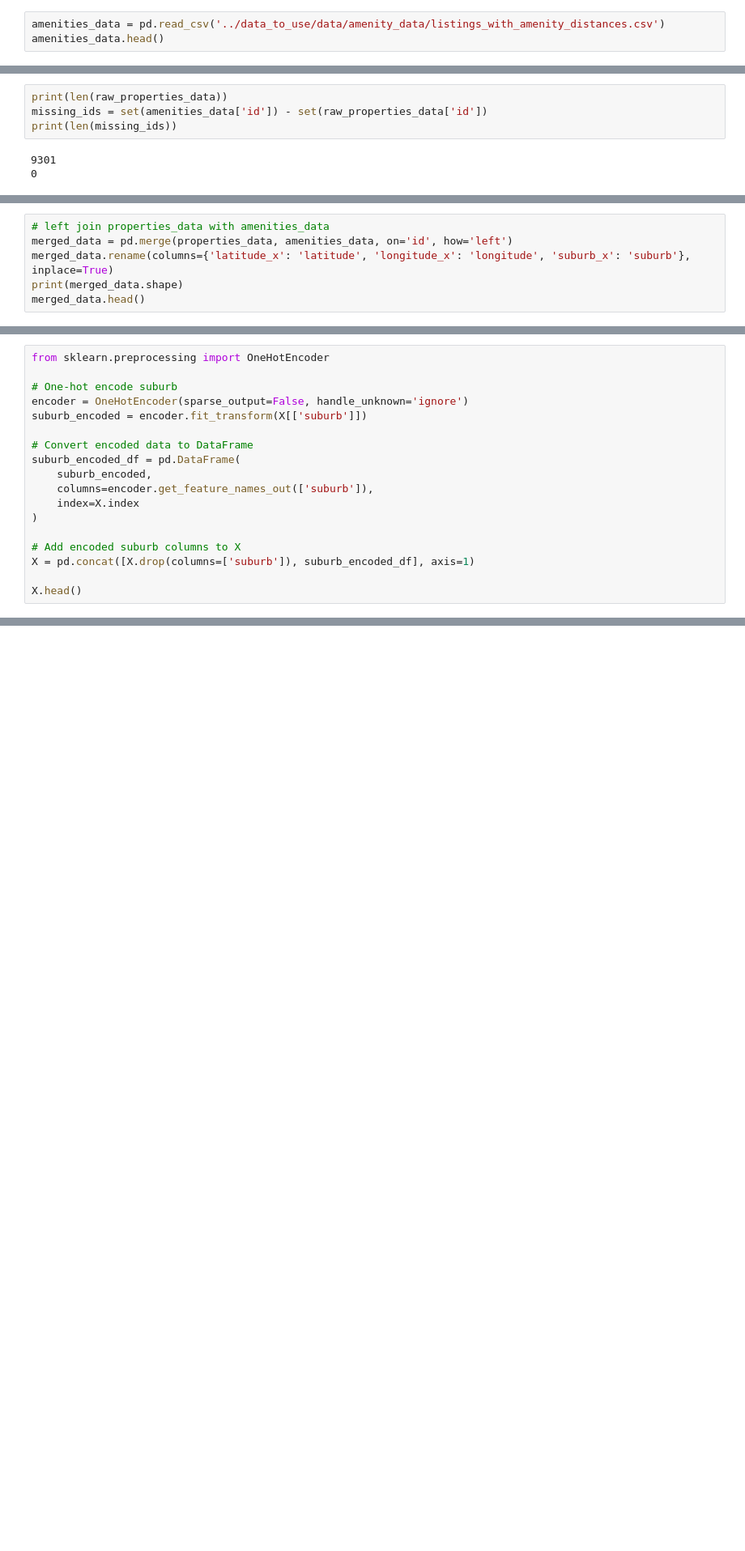
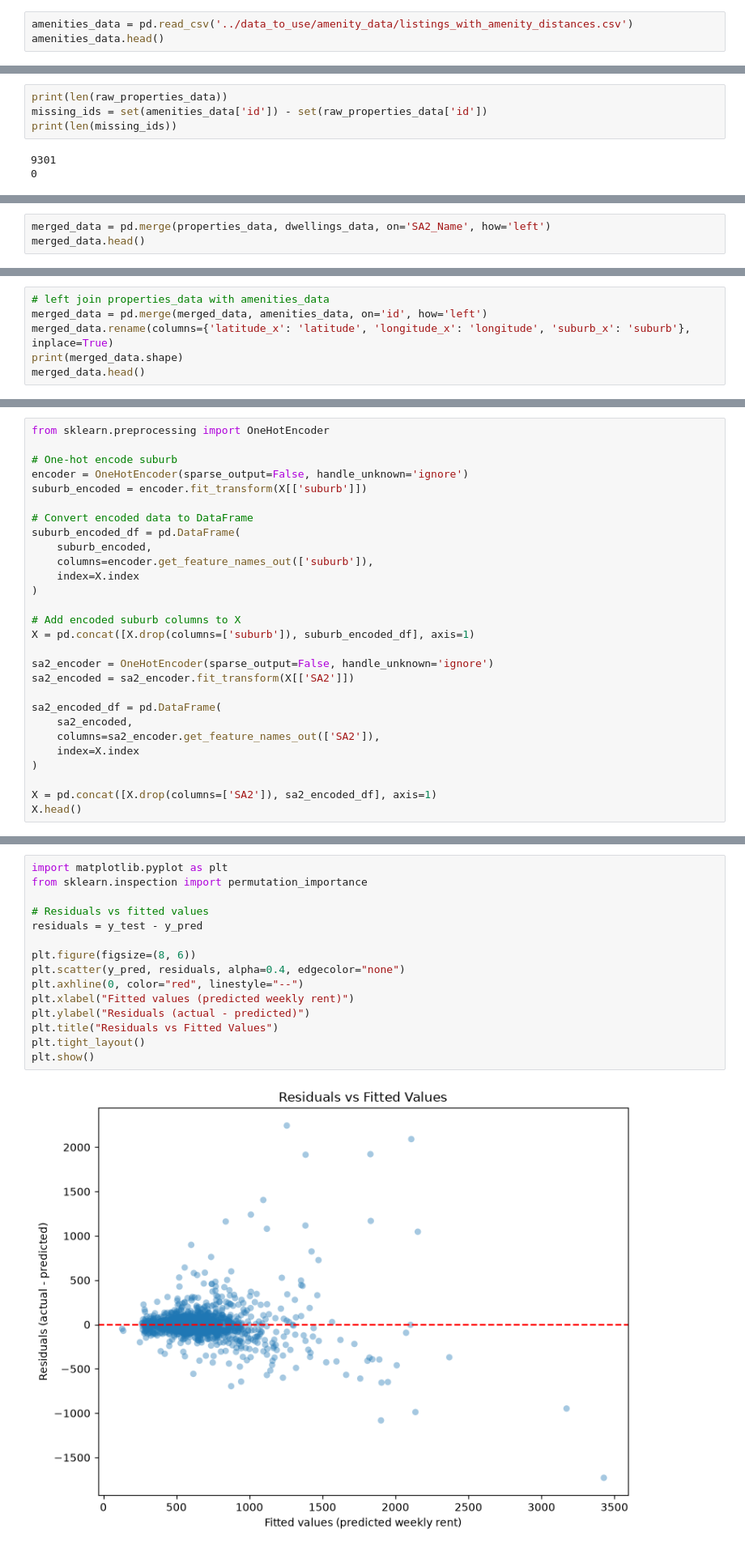
Before and after one commit to Aditya048/real-estate-industry-project, a Jupyter notebook: modelling/rfr.ipynb, the cells around one changed output, grey strips where cells are left out. Shown at 81% size. Drawn from its saved outputs; the diff is of its cells as text; blank space fills up the shorter version.

```diff
--- a/modelling/rfr.ipynb
+++ b/modelling/rfr.ipynb
@@ -95,5 +112,5 @@ print(sa2_names)
 # %%
-amenities_data = pd.read_csv('../data_to_use/data/amenity_data/listings_with_amenity_distances.csv')
+amenities_data = pd.read_csv('../data_to_use/amenity_data/listings_with_amenity_distances.csv')
 amenities_data.head()
 # %% [output]
 |  | id | url | latitude | longitude | suburb | nearest_school_km | school_count_2km | ... |
@@ -113,0 +142,3 @@ print(len(missing_ids))
+# %%
+merged_data = pd.merge(properties_data, dwellings_data, on='SA2_Name', how='left')
+merged_data.head()
@@ -114,6 +153,6 @@ print(len(missing_ids))
 # %%
 # left join properties_data with amenities_data
-merged_data = pd.merge(properties_data, amenities_data, on='id', how='left')
+merged_data = pd.merge(merged_data, amenities_data, on='id', how='left')
 merged_data.rename(columns={'latitude_x': 'latitude', 'longitude_x': 'longitude', 'suburb_x': 'suburb'}, inplace=True)
 print(merged_data.shape)
 merged_data.head()
@@ -157,6 +196,16 @@ suburb_encoded_df = pd.DataFrame(
 # Add encoded suburb columns to X
 X = pd.concat([X.drop(columns=['suburb']), suburb_encoded_df], axis=1)
 
+sa2_encoder = OneHotEncoder(sparse_output=False, handle_unknown='ignore')
+sa2_encoded = sa2_encoder.fit_transform(X[['SA2']])
+
+sa2_encoded_df = pd.DataFrame(
+    sa2_encoded,
+    columns=sa2_encoder.get_feature_names_out(['SA2']),
+    index=X.index
+)
+
+X = pd.concat([X.drop(columns=['SA2']), sa2_encoded_df], axis=1)
 X.head()
 # %% [output]
 |  | id | latitude | longitude | postcode | property_type | bedrooms | bathrooms | ensuites | car_spaces | ... |
@@ -253,0 +303,17 @@ R²:   0.45
+# %%
+import matplotlib.pyplot as plt
+from sklearn.inspection import permutation_importance
+
+# Residuals vs fitted values
+residuals = y_test - y_pred
+
+plt.figure(figsize=(8, 6))
+plt.scatter(y_pred, residuals, alpha=0.4, edgecolor="none")
+plt.axhline(0, color="red", linestyle="--")
+plt.xlabel("Fitted values (predicted weekly rent)")
+plt.ylabel("Residuals (actual - predicted)")
+plt.title("Residuals vs Fitted Values")
+plt.tight_layout()
+plt.show()
+# %% [output]
+[figure, added]
```
Also changed, not shown: parts of 19 cells of this notebook.
